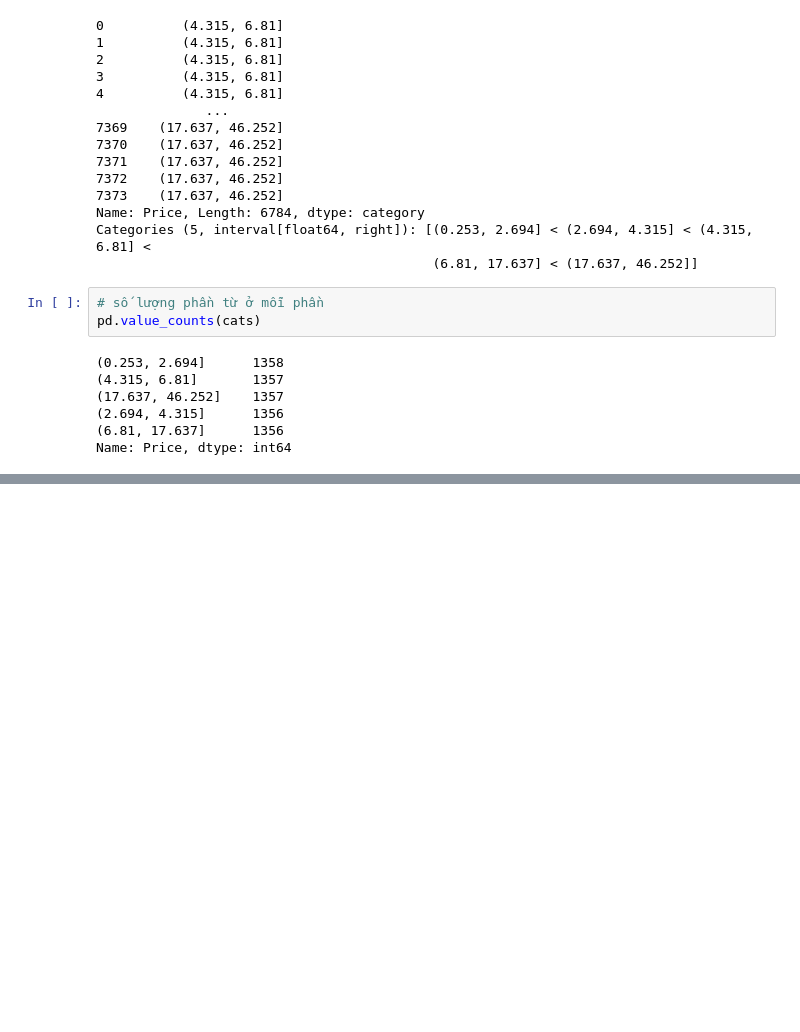
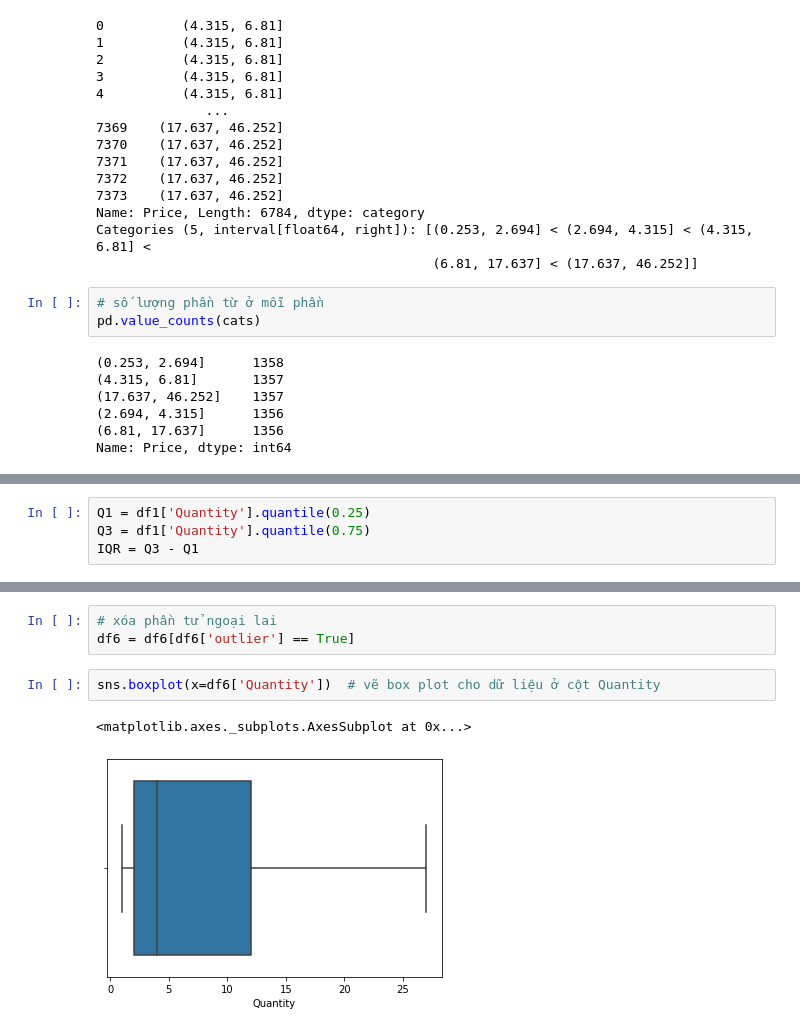
Before and after one commit to mark3000-010701/Dataanalyst, a Jupyter notebook: Thực_Hành_Tiền_Xử_Lí_2_.ipynb, the cells around one changed output, grey strips where cells are left out. Saved outputs shown, nothing was run; the diff lists cells and outputs as text; blank space fills up the shorter version.

```diff
--- a/Thực_Hành_Tiền_Xử_Lí_2_.ipynb
+++ b/Thực_Hành_Tiền_Xử_Lí_2_.ipynb
@@ -481,0 +665,4 @@ Name: Price, dtype: int64
+# %%
+Q1 = df1['Quantity'].quantile(0.25)
+Q3 = df1['Quantity'].quantile(0.75)
+IQR = Q3 - Q1
@@ -481,0 +679,8 @@ Name: Price, dtype: int64
+# %%
+# xóa phần tử ngoại lai
+df6 = df6[df6['outlier'] == True]
+# %%
+sns.boxplot(x=df6['Quantity'])  # vẽ box plot cho dữ liệu ở cột Quantity
+# %% [output]
+<matplotlib.axes._subplots.AxesSubplot at 0x...>
+[figure, added]
```
Also changed, not shown: parts of 50 cells of this notebook.
